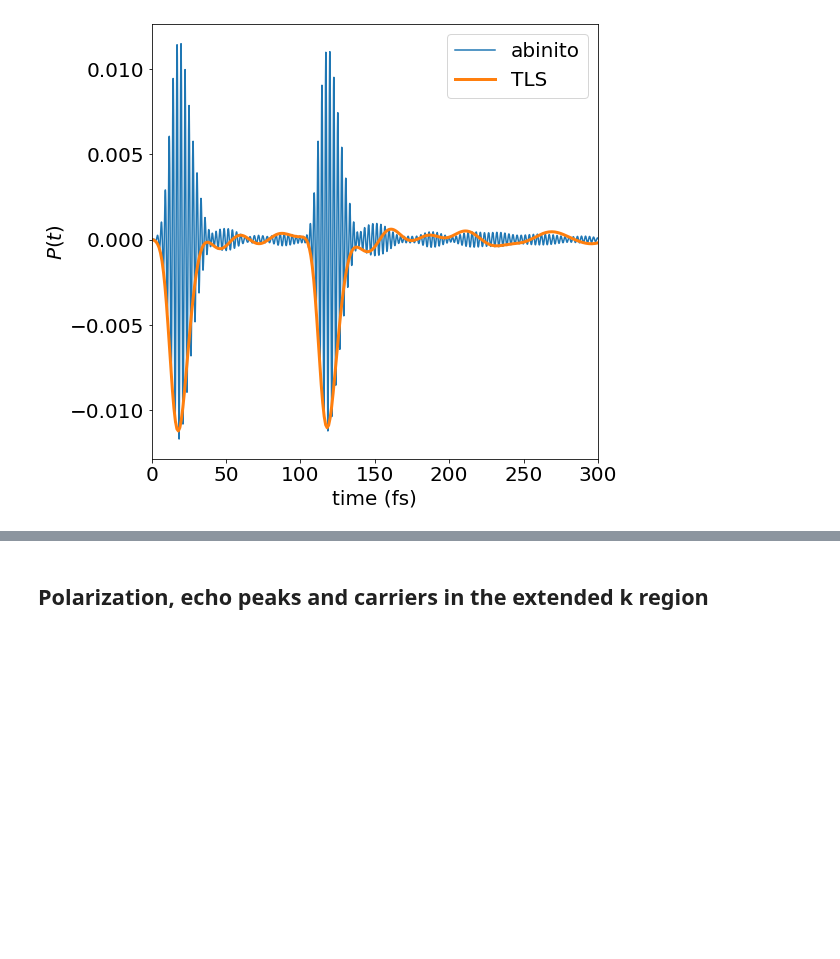
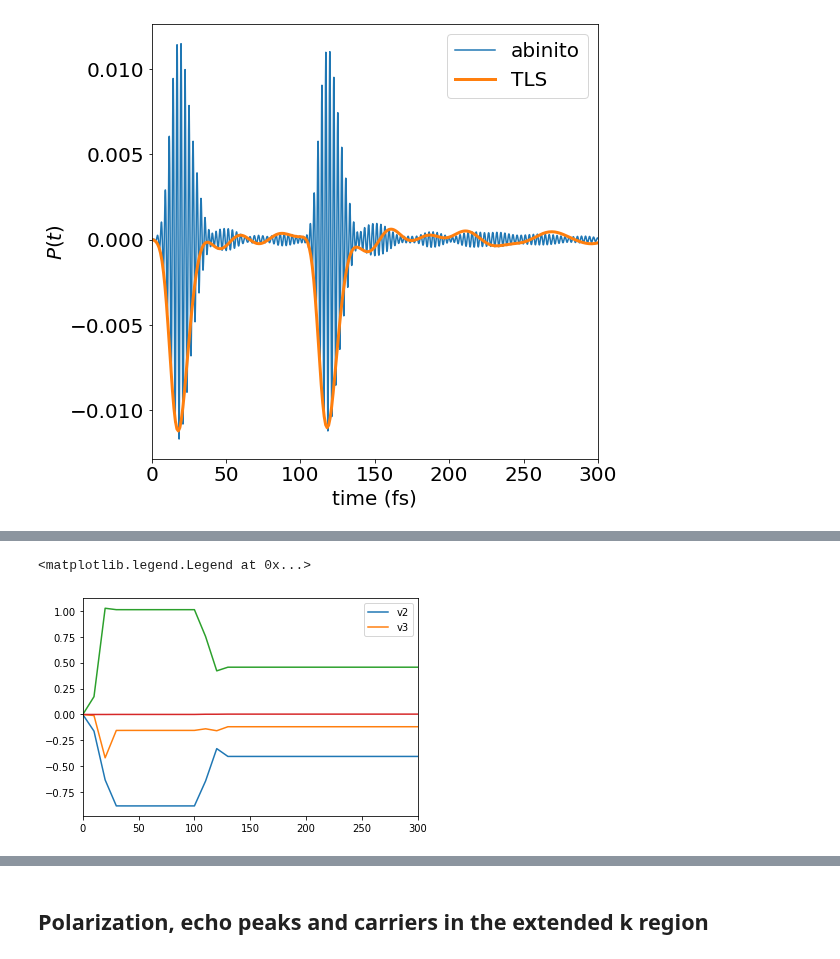
Before and after one commit to marcodalessandro76/Echo_mechanisms_decay_time_optical_orientation, a Jupyter notebook: PHOTON_ECO/ANALYSIS_Plot.ipynb, the cells around one changed output, grey strips where cells are left out. Cells and saved outputs as stored; diff of their text form; code cells hidden in the pictures; blank space fills up the shorter version.

```diff
--- a/PHOTON_ECO/ANALYSIS_Plot.ipynb
+++ b/PHOTON_ECO/ANALYSIS_Plot.ipynb
@@ -445,0 +754,2 @@ The PostScript backend does not support transparency; partially transparent arti
+# %%
+time_ndb = np.linspace(0,600,ntime)
@@ -445,0 +763,23 @@ The PostScript backend does not support transparency; partially transparent arti
+# %%
+v1_ind = fetch_band_indexes(nstates,rt_bands,0)
+v2_ind = fetch_band_indexes(nstates,rt_bands,1)
+v3_ind = fetch_band_indexes(nstates,rt_bands,2)
+
+
+c1_ind = fetch_band_indexes(nstates,rt_bands,3)
+c2_ind = fetch_band_indexes(nstates,rt_bands,4)
+c3_ind = fetch_band_indexes(nstates,rt_bands,5)
+c4_ind = fetch_band_indexes(nstates,rt_bands,6)
+
+
+v1 = np.array(occ[:,v1_ind])
+v2 = np.array(occ[:,v2_ind])
+v3 = np.array(occ[:,v3_ind])
+
+c1 = np.array(occ[:,c1_ind])
+c2 = np.array(occ[:,c2_ind])
+c3 = np.array(occ[:,c3_ind])
+c4 = np.array(occ[:,c4_ind])
+
+vtot = v1+v2+v3
+ctot = c1+c2+c3+c4
@@ -445,0 +831,12 @@ The PostScript backend does not support transparency; partially transparent arti
+# %%
+#plt.plot(time_ndb,c1[:,k_high_max[0]])
+plt.plot(time_ndb,v2[:,13],label='v2')
+plt.plot(time_ndb,v3[:,13],label='v3')
+plt.plot(time_ndb,c1[:,13])
+plt.plot(time_ndb,c2[:,13])
+plt.xlim(0,300)
+plt.legend()
+#plt.plot(time_ndb,ctot[:,15])
+# %% [output]
+<matplotlib.legend.Legend at 0x...>
+[figure, added]
```
Also changed, not shown: parts of 139 cells of this notebook, 5 other files.
